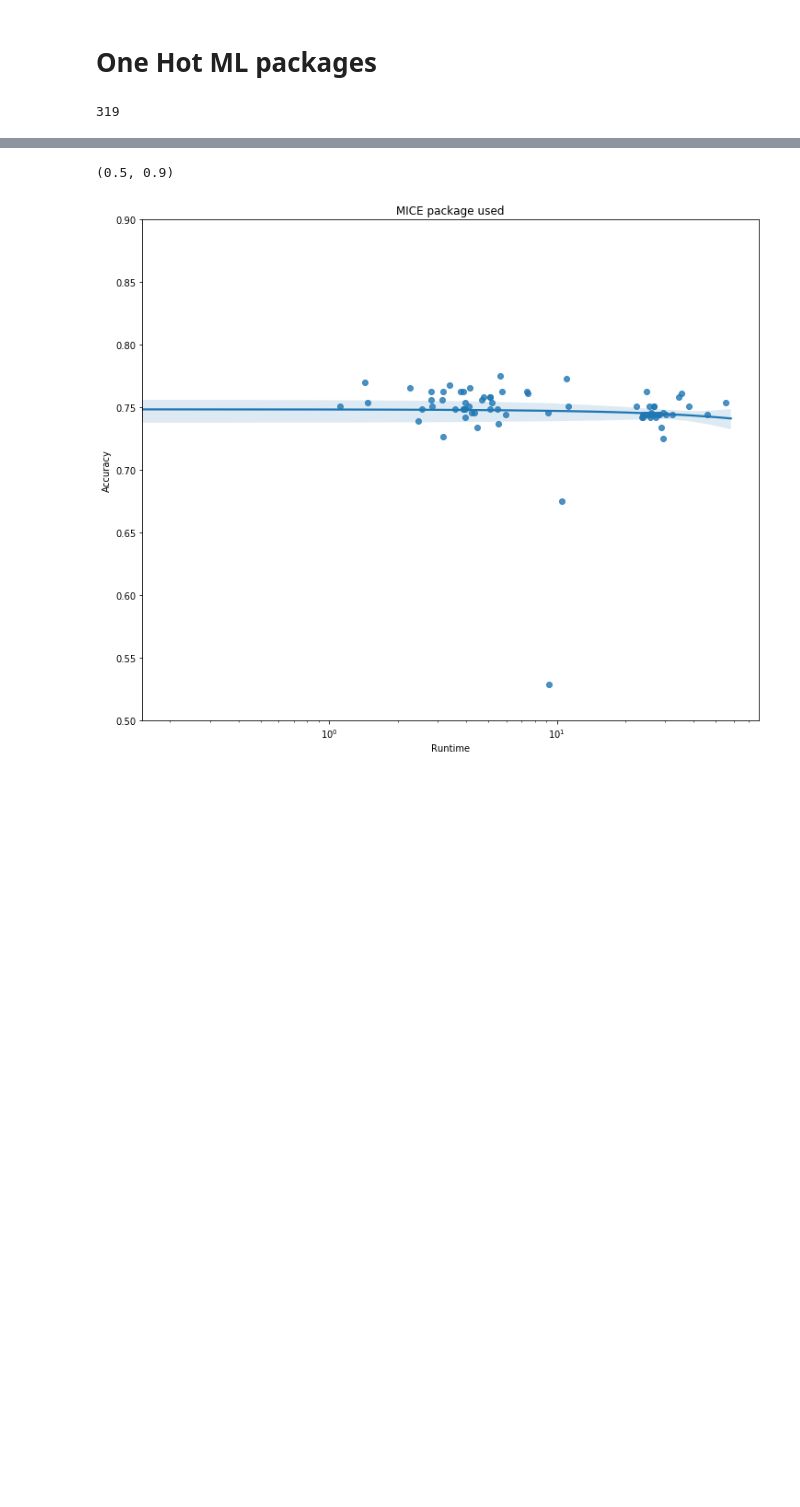
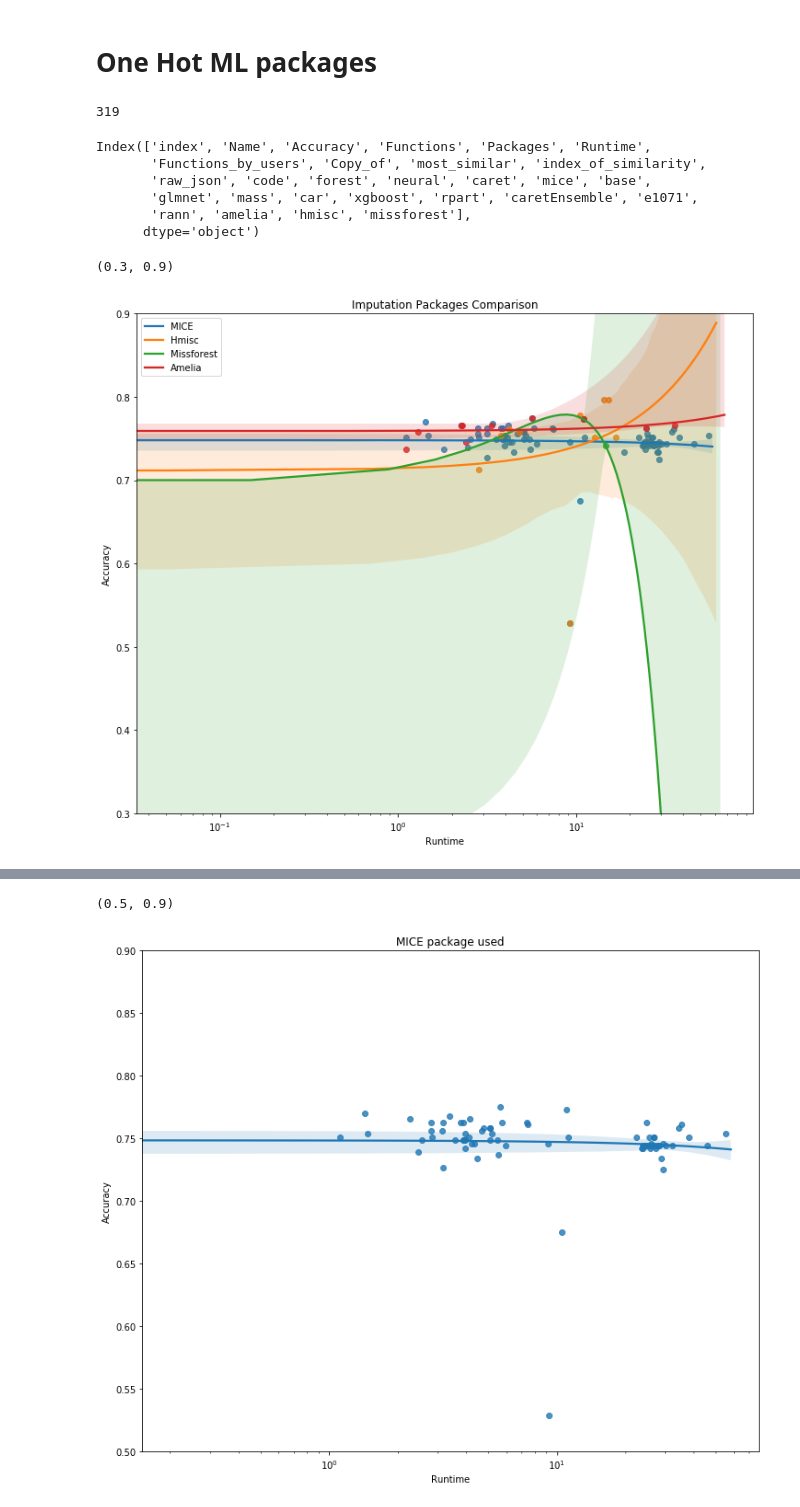
Before and after one commit to PRL-PRG/trustworthy-titanic, a Jupyter notebook: src/process_results.ipynb, the cells around one changed output, grey strips where cells are left out. Cells and saved outputs as stored; diff of their text form; code cells hidden in the pictures; blank space fills up the shorter version.

Commit message:
Fix libraries and functions

```diff
--- a/src/process_results.ipynb
+++ b/src/process_results.ipynb
@@ -555,3 +559,25 @@ df_unique['rann'] = rann
 df_unique['amelia'] = amelia
 df_unique['hmisc'] = hmisc
 df_unique['missforest'] = missforest
+# %%
+df_unique.columns
+# %% [output]
+Index(['index', 'Name', 'Accuracy', 'Functions', 'Packages', 'Runtime',
+       'Functions_by_users', 'Copy_of', 'most_similar', 'index_of_similarity',
+       'raw_json', 'code', 'forest', 'neural', 'caret', 'mice', 'base',
+       'glmnet', 'mass', 'car', 'xgboost', 'rpart', 'caretEnsemble', 'e1071',
+       'rann', 'amelia', 'hmisc', 'missforest'],
+      dtype='object')
+# %%
+plt.figure(figsize=(12,10))
+sns.regplot(x='Runtime', y='Accuracy', data=df_unique[df_unique['mice'] == 1])
+sns.regplot(x='Runtime', y='Accuracy', data=df_unique[df_unique['hmisc'] == 1])
+sns.regplot(x='Runtime', y='Accuracy', data=df_unique[df_unique['missforest'] == 1], order=2)
+sns.regplot(x='Runtime', y='Accuracy', data=df_unique[df_unique['amelia'] == 1])
+plt.xscale("log")
+plt.legend(['MICE', 'Hmisc', 'Missforest', 'Amelia'])
+plt.title('Imputation Packages Comparison')
+plt.ylim(0.3, 0.9)
+# %% [output]
+(0.3, 0.9)
+[figure, added]
```
Also changed, not shown: parts of 13 cells of this notebook, 49 other files.
